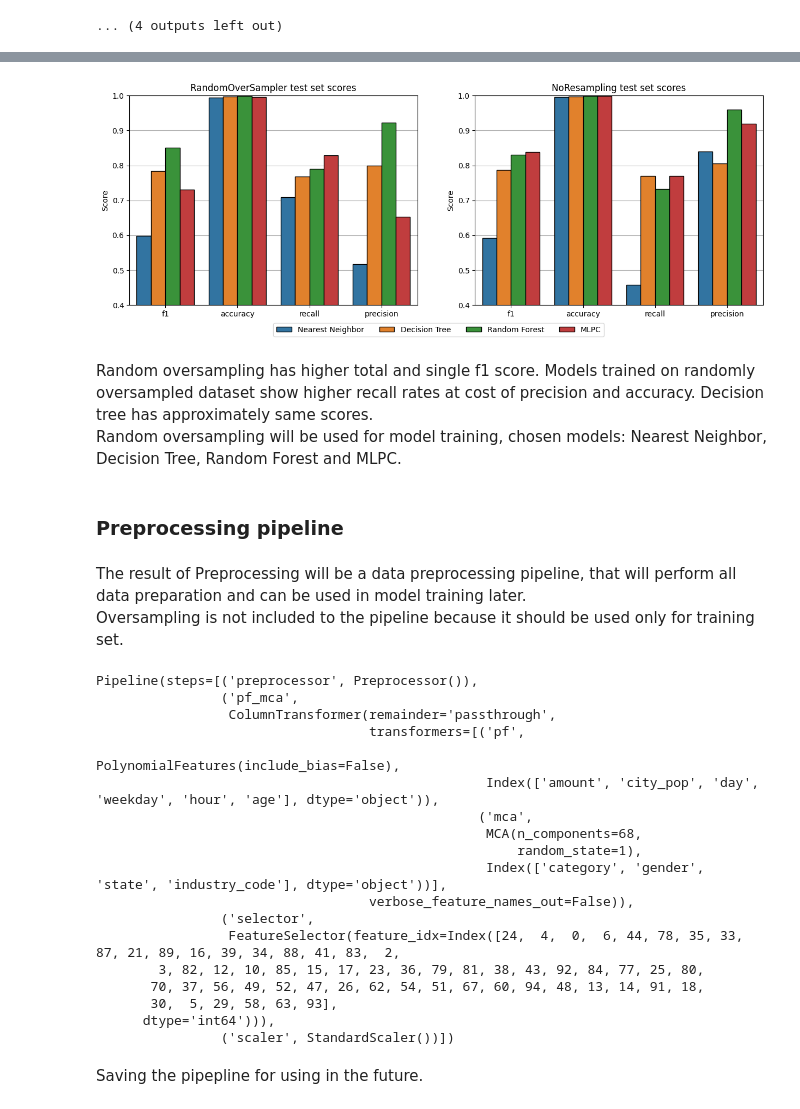
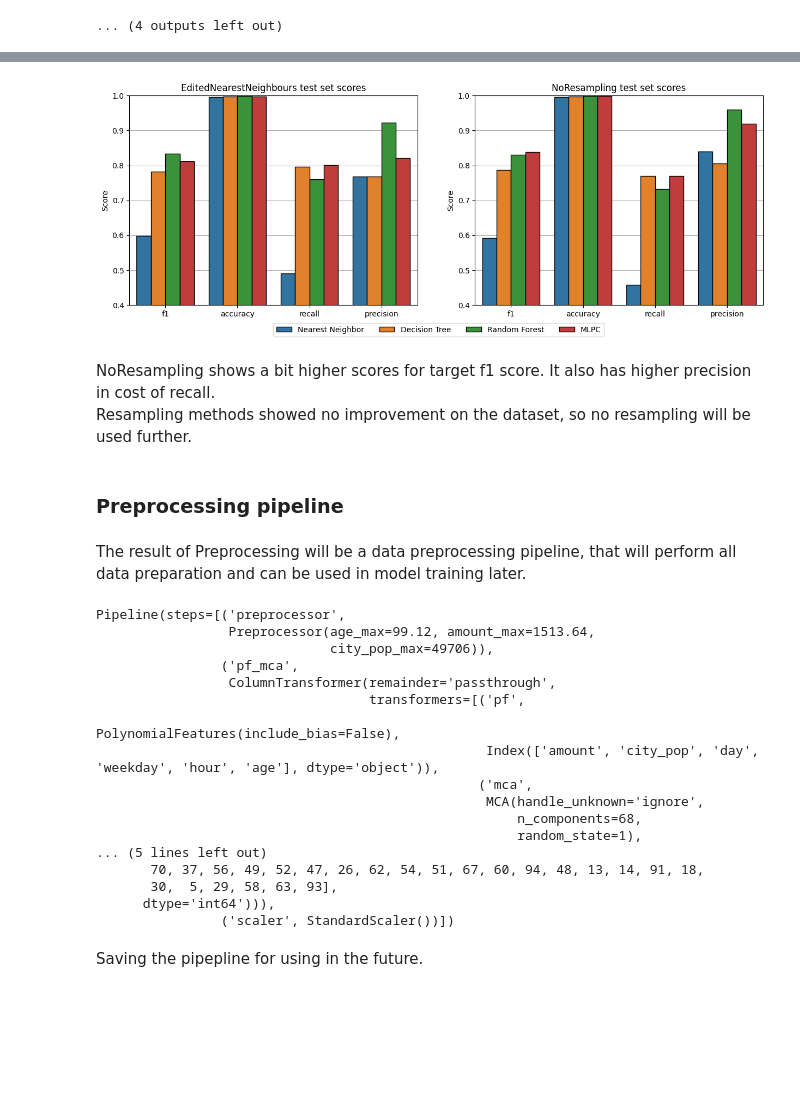
Before and after one commit to ArtemAntonov/Credit-Card-Transactions-Fraud-Detection, a Jupyter notebook: 2. Preprocessing.ipynb, the cells around one changed output, grey strips where cells are left out. Cells and saved outputs as stored; diff of their text form; code cells hidden in the pictures; blank space fills up the shorter version.

```diff
--- a/2. Preprocessing.ipynb
+++ b/2. Preprocessing.ipynb
@@ -135,7 +142,7 @@ for i in range(1, 4):
     pred = (pred > 0.5).astype(int)  # transforming probabilities into 0/1 for scoring
     res.append(f1_score(y_test, pred))
 
-    joblib.dump(lasso, cur_dir + '\\saves\\features_selection\\degree_' + str(i) + '.jblb')  # trained model is stored for future coefficients extraction
+    joblib.dump(lasso, cur_dir + '\\saves\\features_selection\\degree_' + str(i) + '.pkl')  # trained model is stored for future coefficients extraction
 
 sns.barplot(x=list(range(1, len(res)+1)), y=res, edgecolor='black', zorder=2)
 plt.xlabel('Degree')
@@ -155,7 +162,7 @@ Best result was provided by polynomial features of 2nd degree.
 # %% [markdown]
 To select most important features, coefficients of most successful Lasso model from the end of previous section are used. The plot below shows rise of percentage of coefficients' values with number of features.
 # %%
-lasso = joblib.load(cur_dir + '\\saves\\features_selection\\degree_2.jblb')
+lasso = joblib.load(cur_dir + '\\saves\\features_selection\\degree_2.pkl')
 
 df_coef = pd.DataFrame()
 df_coef['coef'] = np.abs(lasso.coef_)  # coefficient sign doesn't matter
@@ -179,7 +186,7 @@ del df
 # %%
 pf_mca = ColumnTransformer(
     transformers=[('pf', PolynomialFeatures(degree=2, include_bias=False), X_train.select_dtypes(include='number').columns),
-                  ('mca', prince.MCA(n_components=68, random_state=1), X_train.select_dtypes(include='object').columns)],
+                  ('mca', prince.MCA(n_components=68, random_state=1, handle_unknown='ignore'), X_train.select_dtypes(include='object').columns)],
         remainder='passthrough', verbose_feature_names_out=False).set_output(transform='pandas')
 
 X_train = pf_mca.fit_transform(X_train)
@@ -224,7 +231,7 @@ resamplers['SMOTETomek'] = SMOTETomek(random_state=1)
 resamplers['ADASYN'] = ADASYN(random_state=1)
 
 try:
-    saves = joblib.load(cur_dir + '\\saves\\resampling_selection.jblb')  # file that stores testing results for future reuse/adding new data
+    saves = joblib.load(cur_dir + '\\saves\\resampling_selection.pkl')  # file that stores testing results for future reuse/adding new data
 
     train_scores = saves['train_scores']
     test_scores = saves['test_scores']
@@ -270,7 +277,7 @@ for name_s, resampler in resamplers.items():
             for i in range(cv.get_n_splits()):
                 train_scores.loc[len(train_scores.index)] = [name_s, name_m, gs.cv_results_['split' + str(i) + '_test_score'][0]]
 
-        joblib.dump(saves, cur_dir + '\\saves\\resampling_selection.jblb')
+        joblib.dump(saves, cur_dir + '\\saves\\resampling_selection.pkl')
 
         print(datetime.now())
 
@@ -321,36 +315,40 @@ A plot showing scores for test set for 4 top performing models will help to sele
 # %%
-df_select = test_scores[test_scores['sampler'].isin(['RandomOverSampler', 'NoResampling']) &
+df_select = test_scores[test_scores['sampler'].isin(['EditedNearestNeighbours', 'NoResampling']) &
                   ~test_scores['model'].isin(['Logistic Regression', 'Naive Bayes', 'SGD'])]
 
 fig, (bar1, bar2) = plt.subplots(1, 2, figsize=(15, 5))
 
-sns.barplot(data=df_select[df_select['sampler'] == 'RandomOverSampler'], x='metric', y='value', hue='model', ax=bar1, edgecolor='black', zorder=2)
-bar1.set_title('RandomOverSampler test set scores')
+sns.barplot(data=df_select[df_select['sampler'] == 'EditedNearestNeighbours'], x='metric', y='value', hue='model', ax=bar1, edgecolor='black', zorder=2)
+bar1.set_title('EditedNearestNeighbours test set scores')
 bar1.get_legend().remove()
 bar1.set_ylim([0.4, 1])
 bar1.set_xlabel('')
 bar1.set_ylabel('Score')
 bar1.grid(axis='y')
 
 sns.barplot(data=df_select[df_select['sampler'] == 'NoResampling'], x='metric', y='value', hue='model', ax=bar2, edgecolor='black', zorder=2)
 bar2.set_title('NoResampling test set scores')
 plt.legend(bbox_to_anchor=(-0.7, -0.15), loc='lower left', borderaxespad=0, ncol=4)
 bar2.set_ylim([0.4, 1])
 bar2.set_xlabel('')
 bar2.set_ylabel('Score')
 bar2.grid(axis='y')
 # %% [output]
-[figure, old version]
+[figure, new version]
 # %% [markdown]
-Random oversampling has higher total and single f1 score. Models trained on randomly oversampled dataset show higher recall rates at cost of precision and accuracy. Decision tree has approximately same scores.<br/>
-Random oversampling will be used for model training, chosen models: Nearest Neighbor, Decision Tree, Random Forest and MLPC.
+NoResampling shows a bit higher scores for target f1 score. It also has higher precision in cost of recall.<br/>
+Resampling methods showed no improvement on the dataset, so no resampling will be used further.
 # %% [markdown]
 ### Preprocessing pipeline
 # %% [markdown]
-The result of Preprocessing will be a data preprocessing pipeline, that will perform all data preparation and can be used in model training later.<br/>
-Oversampling is not included to the pipeline because it should be used only for training set.
+The result of Preprocessing will be a data preprocessing pipeline, that will perform all data preparation and can be used in model training later.
 # %%
 class Preprocessor(BaseEstimator, TransformerMixin):
+    def __init__(self, amount_max, city_pop_max, age_max):
+        self.amount_max = amount_max
+        self.city_pop_max = city_pop_max
+        self.age_max = age_max
+
     def fit(self, *args, **kwargs):
         return self
 
@@ -369,9 +367,9 @@ class Preprocessor(BaseEstimator, TransformerMixin):
         X.drop(columns=['time', 'first', 'last', 'street', 'trans_num', 'unix_time', 'cc_num', 'dob',
                         'lat', 'long', 'merch_lat', 'merch_long', 'zip', 'city', 'job', 'merchant'], inplace=True)
         # outliers
-        X.loc[X['amount'] > 1513.64, 'amount'] = 1513.64
-        X.loc[X['city_pop'] > 49706, 'city_pop'] = 49706
-        X.loc[X['age'] > 99.1, 'age'] = 99.1
+        X.loc[X['amount'] > self.amount_max, 'amount'] = self.amount_max
+        X.loc[X['city_pop'] > self.city_pop_max, 'city_pop'] = self.city_pop_max
+        X.loc[X['age'] > self.age_max, 'age'] = self.age_max
         # dtypes update
         X['amount'] = X['amount'].astype(np.float32)
         X['age'] = X['age'].astype(np.float32)
@@ -389,9 +387,9 @@ class FeatureSelector(BaseEstimator, TransformerMixin):
         pass
 
     def transform(self, X, *args, **kwargs):
-        return X.iloc[:, feature_idx].to_numpy().astype(np.float32)
+        return X.iloc[:, self.feature_idx].to_numpy().astype(np.float32)
 
-pipe = Pipeline([('preprocessor', Preprocessor()),
+pipe = Pipeline([('preprocessor', Preprocessor(amount_max, city_pop_max, age_max)),
                   ('pf_mca', pf_mca),
                   ('selector', FeatureSelector(feature_idx)),
                   ('scaler', scaler)
@@ -399,20 +397,19 @@ pipe = Pipeline([('preprocessor', Preprocessor()),
 
 pipe
 # %% [output]
-Pipeline(steps=[('preprocessor', Preprocessor()),
+Pipeline(steps=[('preprocessor',
+                 Preprocessor(age_max=99.12, amount_max=1513.64,
+                              city_pop_max=49706)),
                 ('pf_mca',
                  ColumnTransformer(remainder='passthrough',
                                    transformers=[('pf',
                                                   PolynomialFeatures(include_bias=False),
                                                   Index(['amount', 'city_pop', 'day', 'weekday', 'hour', 'age'], dtype='object')),
                                                  ('mca',
-                                                  MCA(n_components=68,
+                                                  MCA(handle_unknown='ignore',
+                                                      n_components=68,
                                                       random_state=1),
-                                                  Index(['category', 'gender', 'state', 'industry_code'], dtype='object'))],
-                                   verbose_feature_names_out=False)),
-                ('selector',
-                 FeatureSelector(feature_idx=Index([24,  4,  0,  6, 44, 78, 35, 33, 87, 21, 89, 16, 39, 34, 88, 41, 83,  2,
-        3, 82, 12, 10, 85, 15, 17, 23, 36, 79, 81, 38, 43, 92, 84, 77, 25, 80,
+... (5 lines left out)
        70, 37, 56, 49, 52, 47, 26, 62, 54, 51, 67, 60, 94, 48, 13, 14, 91, 18,
        30,  5, 29, 58, 63, 93],
       dtype='int64'))),
```
Also changed, not shown: parts of 9 cells of this notebook, 17 other files.
